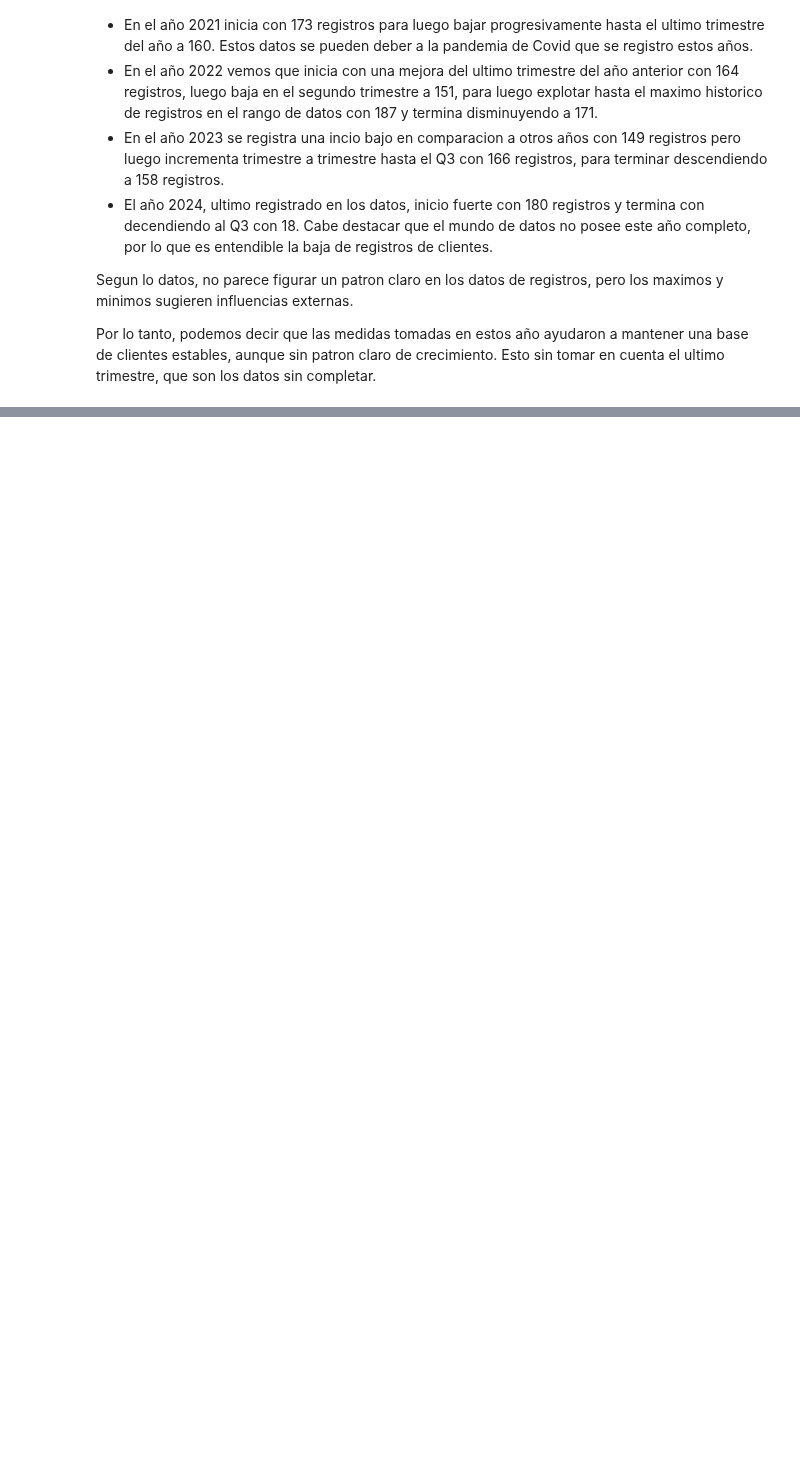
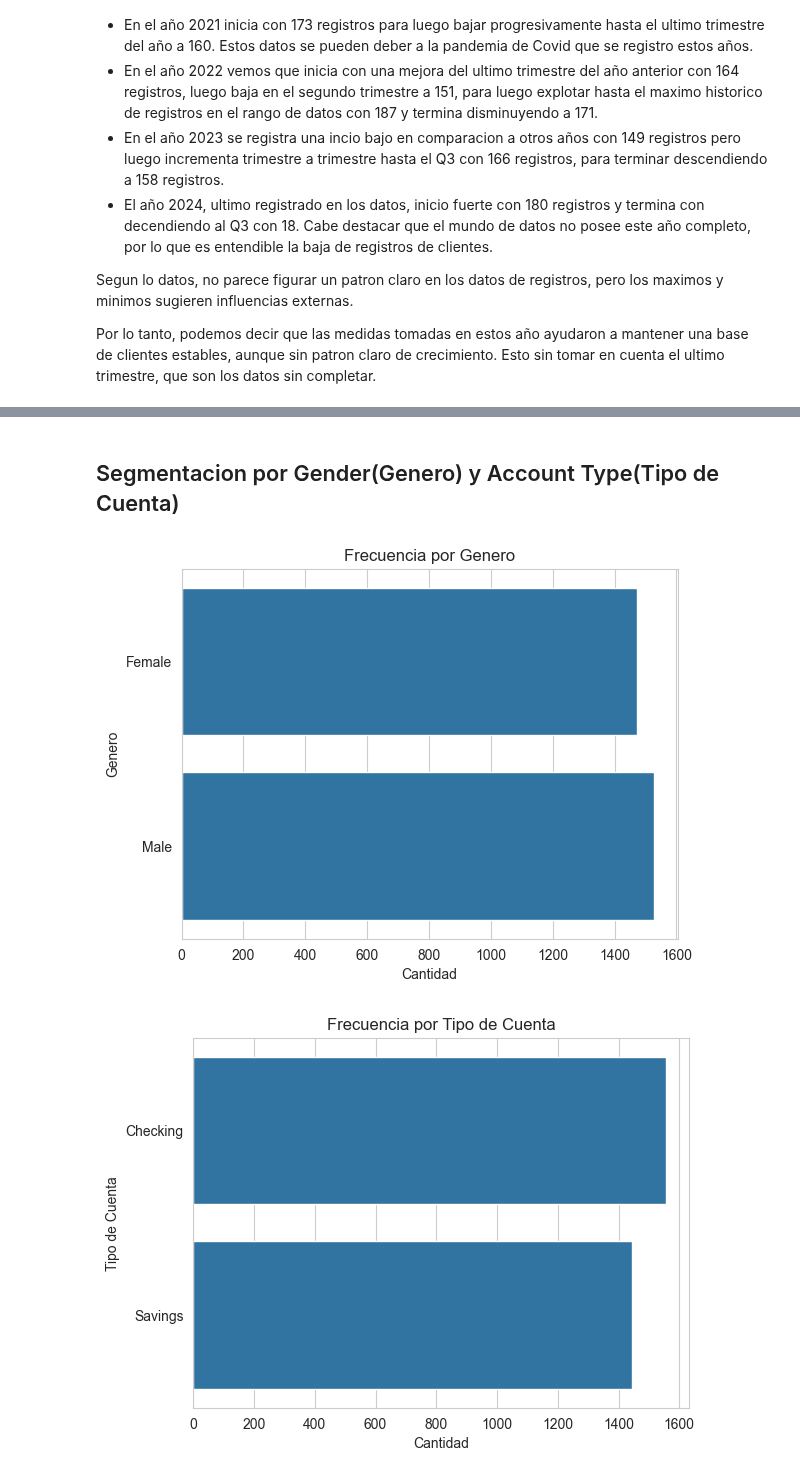
Before and after one commit to Vigonzaleze/analisisDatos_clientesBancarios, a Jupyter notebook: Analisis/analisis.ipynb, the cells around one changed output, grey strips where cells are left out. Saved outputs shown, nothing was run; the diff lists cells and outputs as text; code cells hidden in the pictures; blank space fills up the shorter version.

```diff
--- a/Analisis/analisis.ipynb
+++ b/Analisis/analisis.ipynb
@@ -735,0 +800,19 @@ Por lo tanto, podemos decir que las medidas tomadas en estos año ayudaron a man
+# %% [markdown]
+## Segmentacion por Gender(Genero) y Account Type(Tipo de Cuenta)
+# %%
+# Graficos de barras para Genero y Tipo de Cuenta
+sb.countplot(datos_segmentacion["Gender"])
+mpl.pyplot.title("Frecuencia por Genero")
+mpl.pyplot.xlabel("Cantidad")
+mpl.pyplot.ylabel("Genero")
+mpl.pyplot.show()
+
+# Grafico para Tipo de cuenta
+sb.countplot(datos_segmentacion["Account Type"])
+mpl.pyplot.title("Frecuencia por Tipo de Cuenta")
+mpl.pyplot.xlabel("Cantidad")
+mpl.pyplot.ylabel("Tipo de Cuenta")
+mpl.pyplot.show()
+# %% [output]
+[figure, added]
+[figure, added]
```
Also changed, not shown: parts of 13 cells of this notebook.
